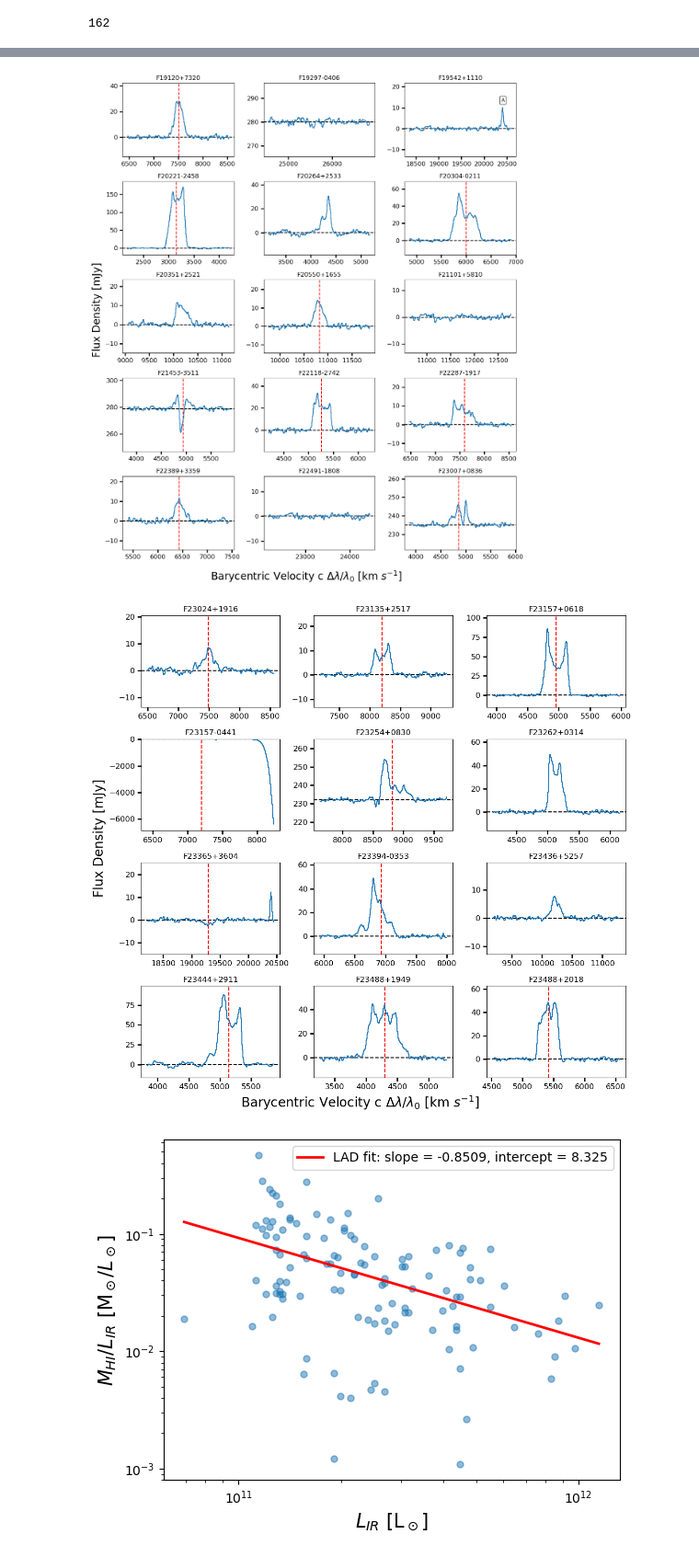
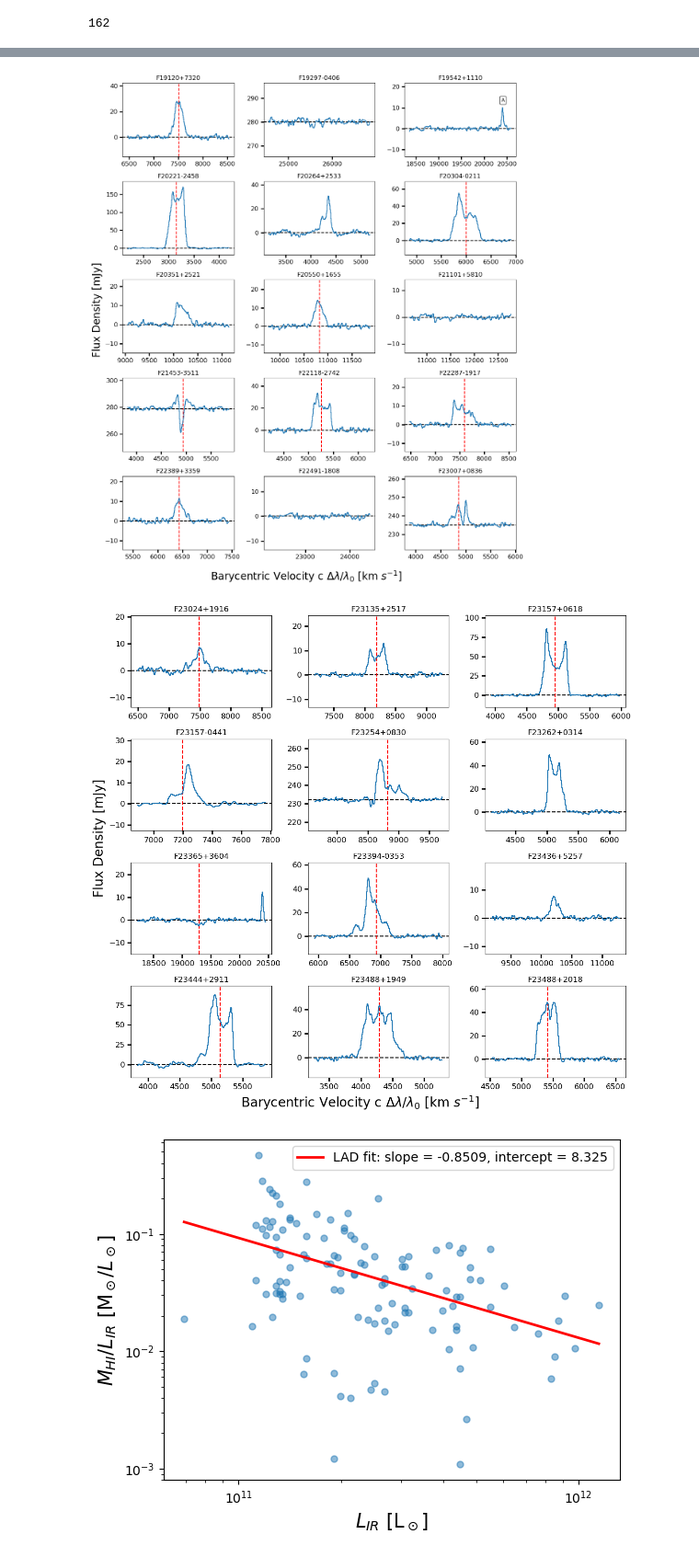
Before and after one commit to MatthewMotuz/GBO_REU, a Jupyter notebook: GOALS/GOALS_v3.ipynb, the cells around one changed output, grey strips where cells are left out. Shown at 92% size. Saved outputs shown, nothing was run; the diff lists cells and outputs as text; code cells hidden in the pictures.

```diff
--- a/GOALS/GOALS_v3.ipynb
+++ b/GOALS/GOALS_v3.ipynb
@@ -77,7 +77,10 @@ for b in range(num_batches):
         else:
             matched_name = base_name  # fallback, but at least it's consistent
 
-        if any(x in batch_files[i] for x in ['F03164+4119', 'F23157-0441', 'F06107+7822']):
+        if any(x in batch_files[i] for x in ['F23157-0441', 'F03164+4119']):
+            begin = 200
+            stop = -200
+        elif batch_files[i] == 'F06107+7822_v2.txt':
             begin = 100
             stop = -100
         else:
@@ -93,6 +96,7 @@ for b in range(num_batches):
 
         ax = axes[i]
         ax.plot(batch_data[i][0][start_idx:stop_idx], gaussian_filter1d(batch_data[i][1][start_idx:stop_idx], 2) * 1000, drawstyle='steps-mid', zorder=2)
+        ax.set_ylim(np.min(batch_data[i][1][start_idx:stop_idx] * 1000) - 10, np.max(batch_data[i][1][start_idx:stop_idx] * 1000) + 10)
         if np.median(gaussian_filter1d(batch_data[i][1][start_idx:stop_idx], 2) * 1000) < 20:
             ax.axhline(y=0, color='black', linestyle='--', zorder=1)
         else:
@@ -101,11 +105,12 @@ for b in range(num_batches):
                 ax.axhline(y=cfd_value[0] * 1000, color='black', linestyle='--', zorder=1)
             else:
                 ax.axhline(y=0, color='black', linestyle='--', zorder=1)
-        ax.set_ylim(np.min(batch_data[i][1][start_idx:stop_idx] * 1000) - 10, np.max(batch_data[i][1][start_idx:stop_idx] * 1000) + 10)
         if batch_files[i] == 'F05053-0805_v2.txt':
             ax.axvspan(4325, 4375, color='r', hatch='//', alpha=0.5, zorder=1)
         if batch_files[i] == 'F12112+0305_v2.txt':
-            ax.text(0.75, 0.28, 'A', transform=ax.transAxes,
+            ax.axvspan(22470, 22540, color='r', hatch='//', alpha=0.5, zorder=1)
+        if batch_files[i] == 'F12112+0305_v2.txt':
+            ax.text(0.8, 0.28, 'A', transform=ax.transAxes,
                 verticalalignment='top', horizontalalignment='right',
                 fontsize=10, bbox=dict(boxstyle='round', facecolor='white', alpha=0.8))
         if batch_files[i] == 'F13428+5608_v2.txt':
@@ -127,7 +132,6 @@ for b in range(num_batches):
         hi_vel_val = df2.loc[df2['name'] == matched_name, 'HI_Vel']
         if not line_val.empty and line_val.values[0] != 0 and not hi_vel_val.empty:
             ax.axvline(x=hi_vel_val.values[0], color='red', linestyle='--', zorder=1, label='HI Velocity')
-
     # Hide unused subplots in the final (partial) batch
     for j in range(n, len(axes)):
         fig.delaxes(axes[j])
@@ -154,8 +158,8 @@ for b in range(num_batches):
 [figure]
 [figure]
 [figure]
 [figure]
-[figure, old version]
+[figure, new version]
 # %%
 def plotWithFit(X, y, xlabel, ylabel):
     X_ = sm.add_constant(X)
```
Also changed, not shown: parts of 1 cell of this notebook, 1 other file.
